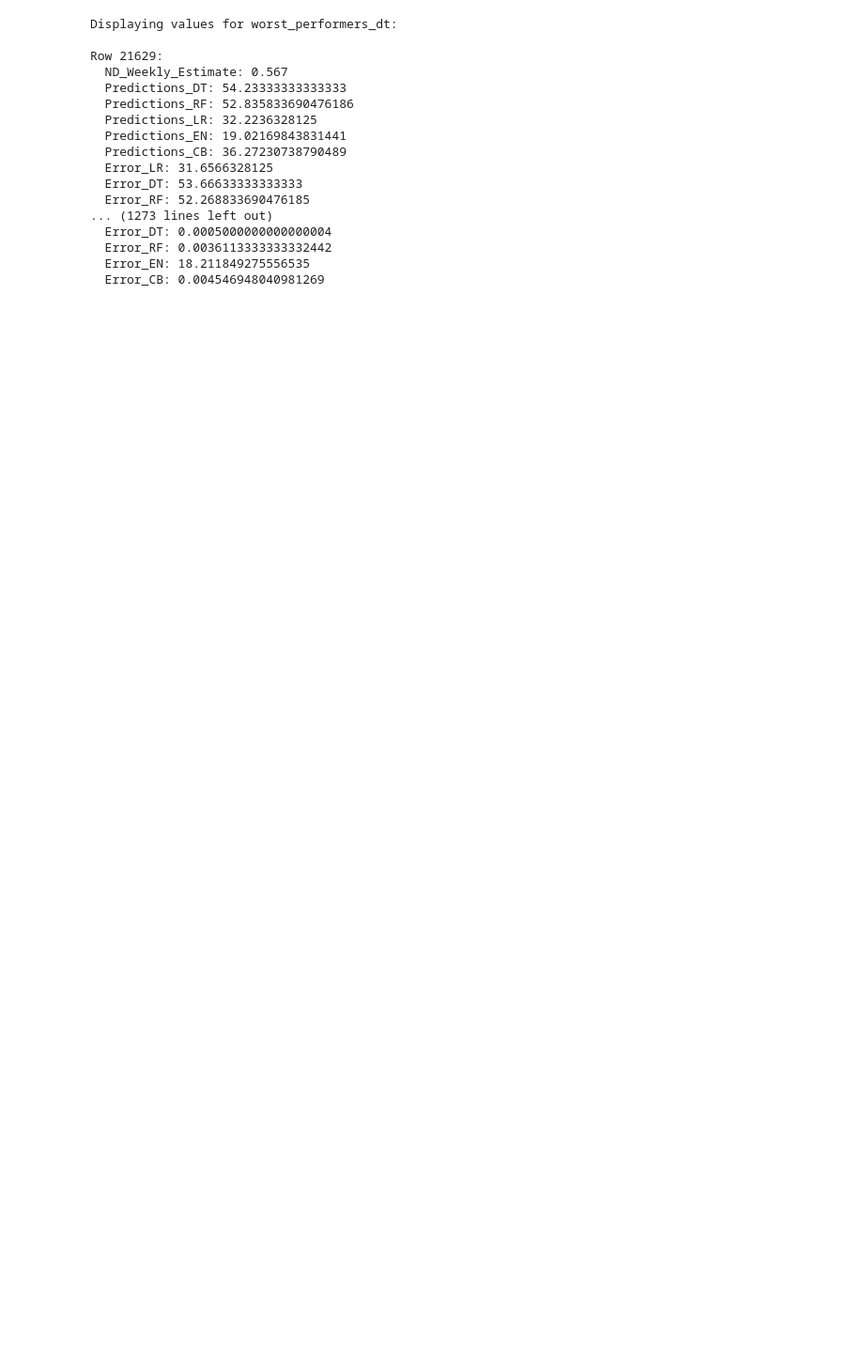
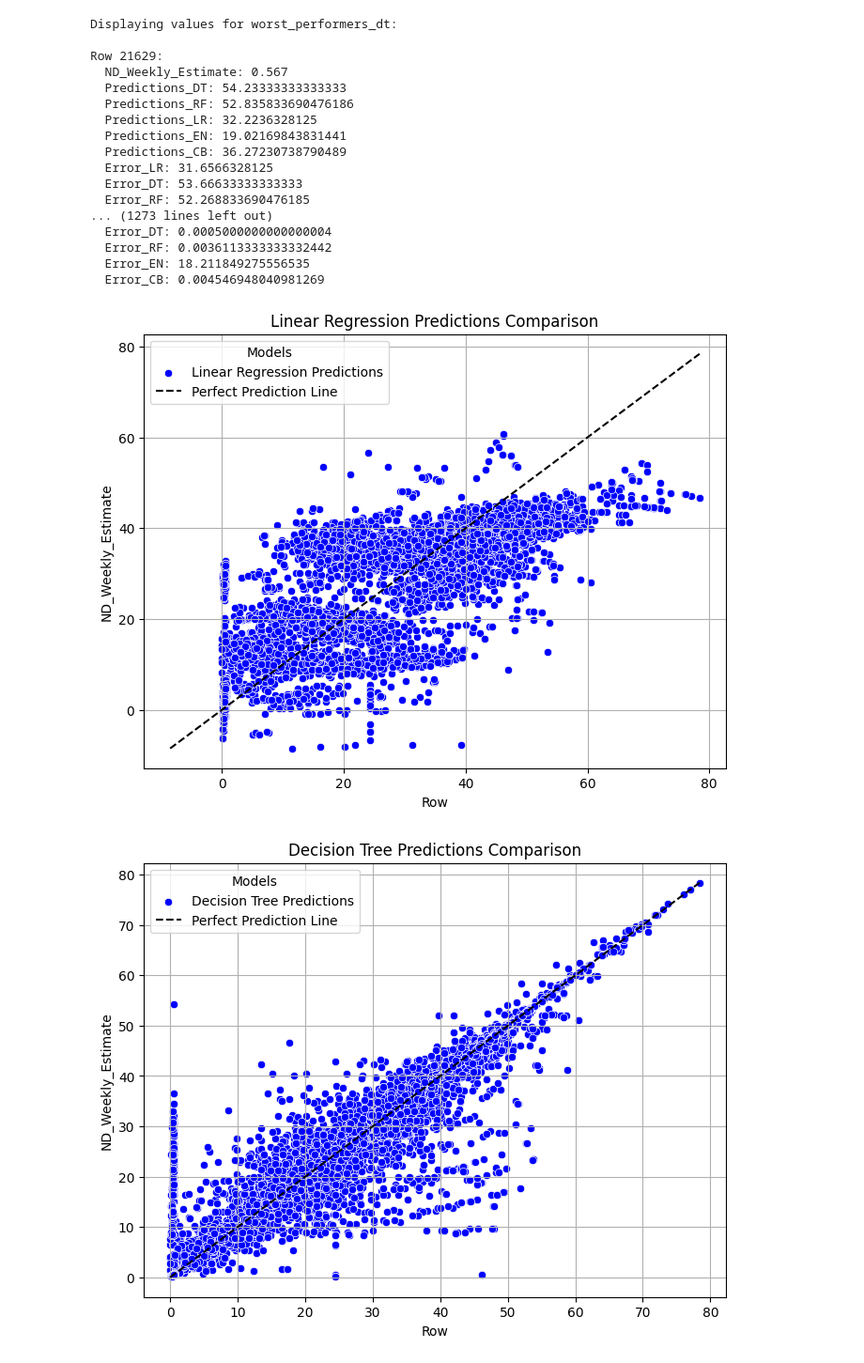
Before and after one commit to saba-sohail/Pfizer-Vaccination-Rates, a Jupyter notebook: Pfizer_Vaccination_Rates.ipynb, the cells around one changed output. Shown at 94% size. Cells and saved outputs as stored; diff of their text form; code cells hidden in the pictures; blank space fills up the shorter version.

```diff
--- a/Pfizer_Vaccination_Rates.ipynb
+++ b/Pfizer_Vaccination_Rates.ipynb
@@ -1304,3 +1304,26 @@ Row 21629:
   Error_RF: 0.0036113333333332442
   Error_EN: 18.211849275556535
   Error_CB: 0.004546948040981269
+# %%
+models = ['Linear Regression', 'Decision Tree', 'Random Forest', 'Elastic Net', 'CatBoost']
+predictions = [predictions_lr, predictions_dt, predictions_rf, predictions_en, predictions_cb]
+
+for model, preds in zip(models, predictions):
+    plt.figure(figsize=(8, 6))
+
+    sns.scatterplot(x=y_test, y=preds, label=f'{model} Predictions', color='blue', marker='o')
+
+    min_value = min(y_test.min(), preds.min())
+    max_value = max(y_test.max(), preds.max())
+    plt.plot([min_value, max_value], [min_value, max_value], 'k--', label='Perfect Prediction Line')
+
+    plt.xlabel('Row')
+    plt.ylabel('ND_Weekly_Estimate')
+    plt.title(f'{model} Predictions Comparison')
+    plt.legend(title='Models')
+    plt.grid(True)
+
+    plt.show()
+# %% [output]
+[figure, added]
+[figure, added]
```
Also changed, not shown: parts of 1 cell of this notebook.
